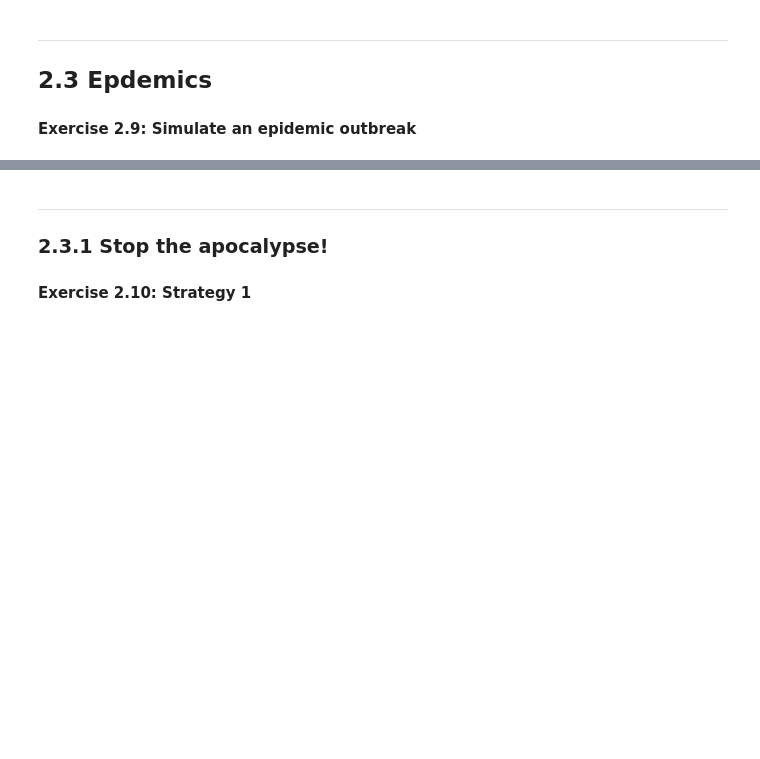
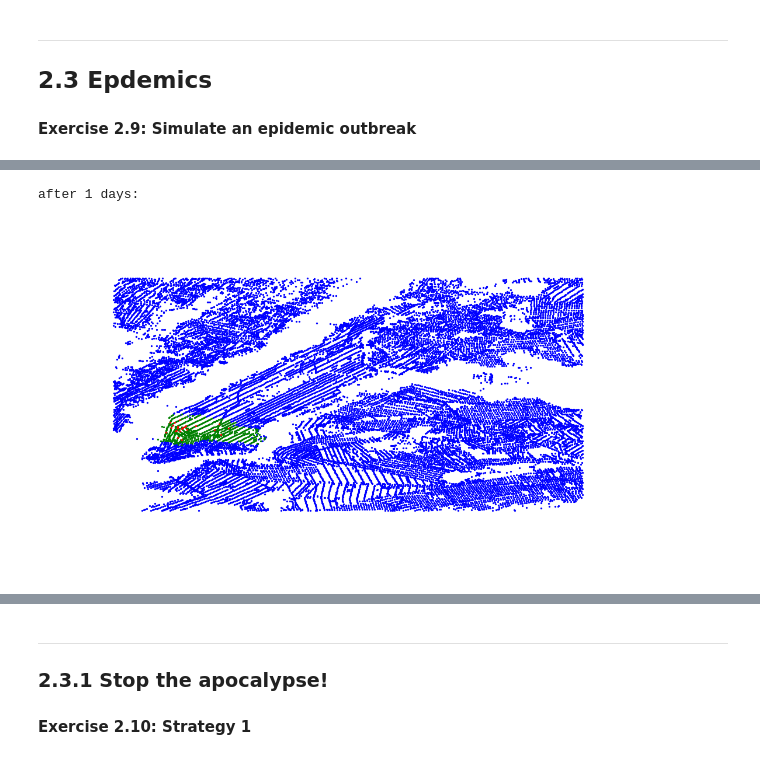
Before and after one commit to roblan11/InternetAnalyticsProject, a Jupyter notebook: ix-lab2/notebooks/ix-lab2-notebook-part3.ipynb, the cells around one changed output, grey strips where cells are left out. Drawn from its saved outputs; the diff is of its cells as text; code cells hidden in the pictures; blank space fills up the shorter version.

```diff
--- a/ix-lab2/notebooks/ix-lab2-notebook-part3.ipynb
+++ b/ix-lab2/notebooks/ix-lab2-notebook-part3.ipynb
@@ -141,27 +153,0 @@ plt.axis('off');
-# %%
-def draw_SIR(d):
-    print("after", d, "days:")
-
-    # Get the position of the nodes
-    pos = nx.spring_layout(G) # positions for all nodes
-
-    # Initialize data structures
-    susceptible = []
-    infected = []
-    recovered = []
-
-    # Collect the labels and assign the nodes to clubs
-    for n in G.nodes():
-        if (inf[n] > d):
-            susceptible.append(n)
-        elif (rec[n] < d):
-            recovered.append(n)
-        else:
-            infected.append(n)
-
-    # Draw the network
-    nx.draw_networkx_nodes(G, pos, nodelist=susceptible, node_color='b')
-    nx.draw_networkx_nodes(G, pos, nodelist=infected, node_color='g')
-    nx.draw_networkx_nodes(G, pos, nodelist=recovered, node_color='r')
-    nx.draw_networkx_edges(G, pos)
-    plt.axis('off');
@@ -171,0 +154,5 @@ after 3 days:
+# %%
+draw_SIR(1, sir.inf_time, sir.rec_time, num_nodes)
+# %% [output]
+after 1 days:
+[figure, added]
```
Also changed, not shown: parts of 17 cells of this notebook, 2 other files.
